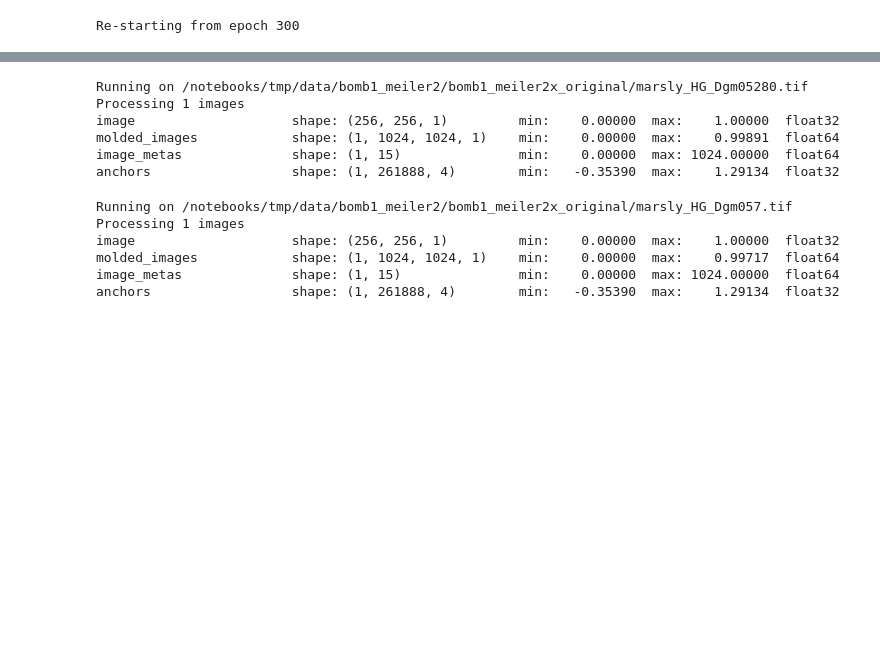
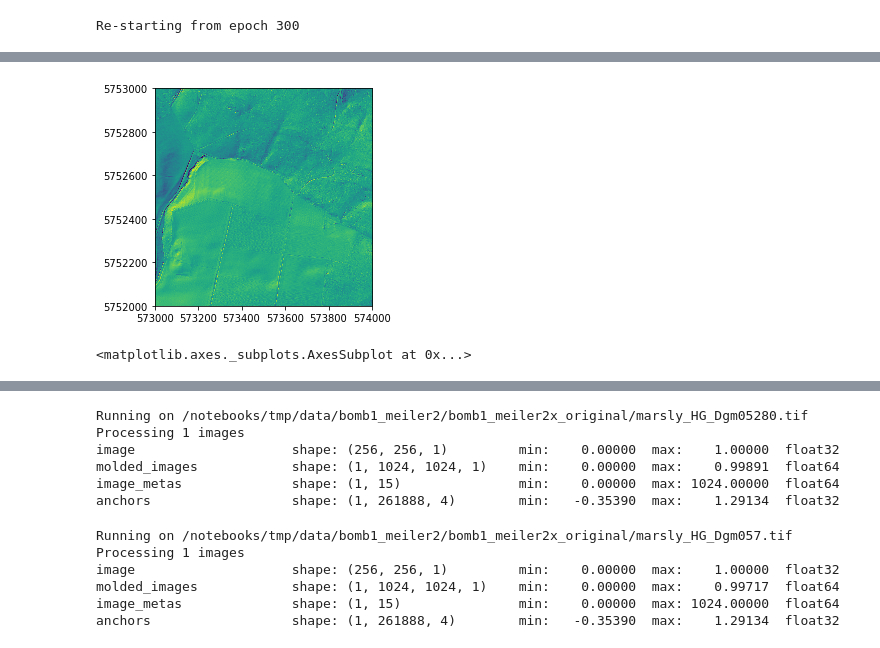
Before and after one commit to jtpils/mask-rcnn, a Jupyter notebook: MASK_DTM.ipynb, the cells around one changed output, grey strips where cells are left out. Cells and saved outputs as stored; diff of their text form; code cells hidden in the pictures; blank space fills up the shorter version.

```diff
--- a/MASK_DTM.ipynb
+++ b/MASK_DTM.ipynb
@@ -93,0 +152,3 @@ for i in range(5):
+# %%
+r_file ='573000_5752000_3hs.tif'
+raster = rasterio.open(r_file)
@@ -93,0 +165,5 @@ for i in range(5):
+# %%
+show(raster)
+# %% [output]
+[figure, added]
+<matplotlib.axes._subplots.AxesSubplot at 0x...>
```
Also changed, not shown: parts of 25 cells of this notebook, 3 other files.
